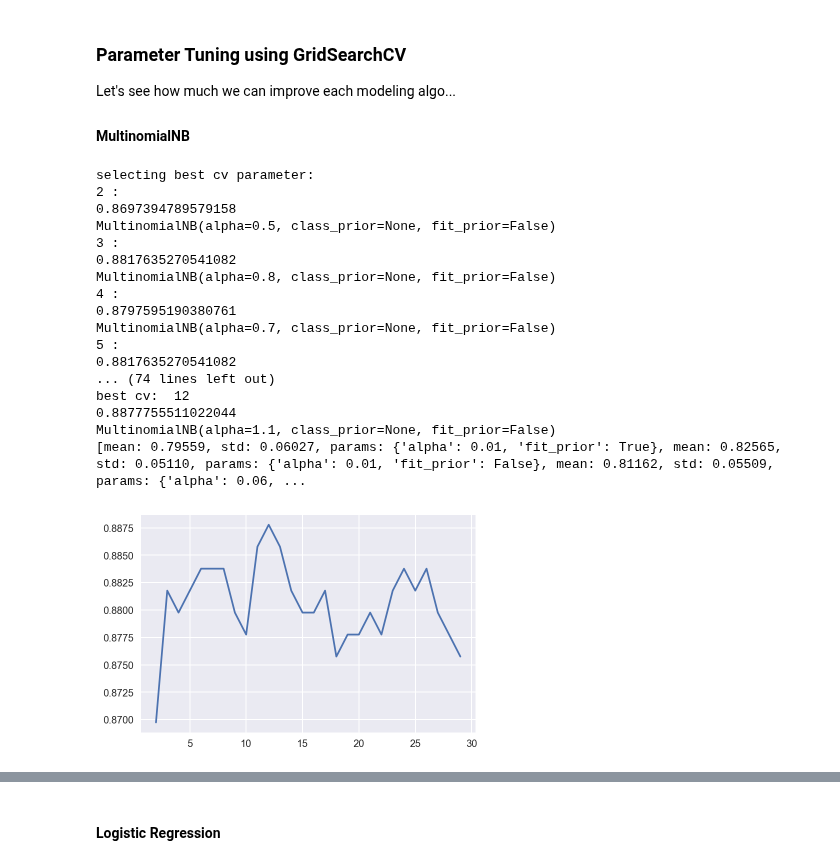
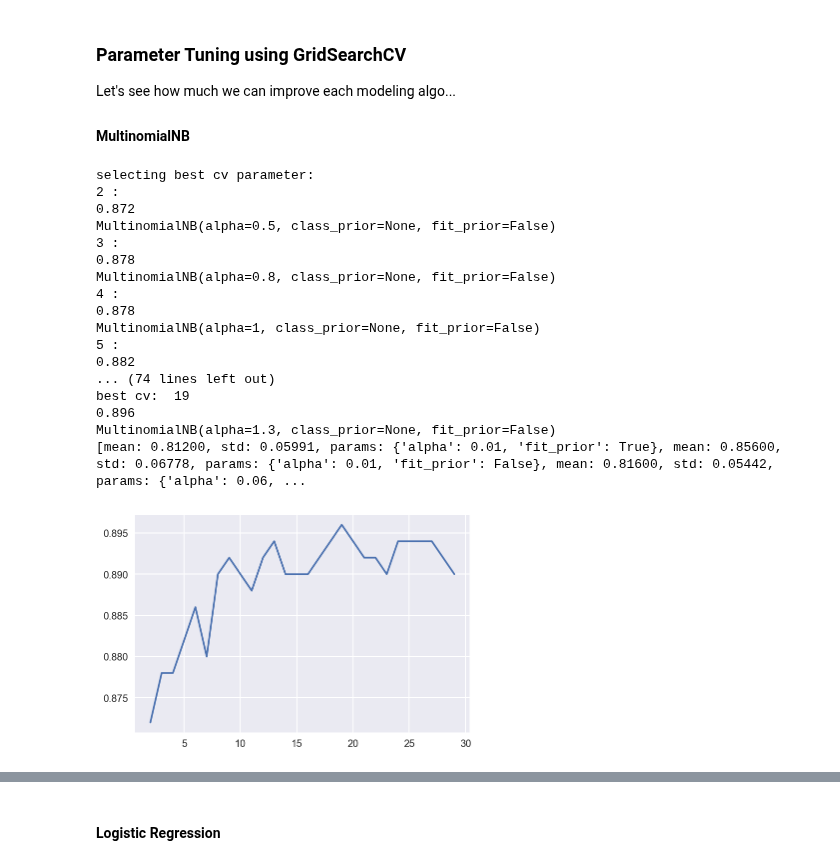
Before and after one commit to a35931chi/AI-Paralegal, a Jupyter notebook: Docket Text Classification Modeling - Building Model (NLP and Supervised Classification) - v6.ipynb, the cells around one changed output, grey strips where cells are left out. Drawn from its saved outputs; the diff is of its cells as text; code cells hidden in the pictures.

```diff
--- a/Docket Text Classification Modeling - Building Model (NLP and Supervised Classification) - v6.ipynb
+++ b/Docket Text Classification Modeling - Building Model (NLP and Supervised Classification) - v6.ipynb
@@ -320,10 +320,11 @@ def gridsearch(model, param_grid, cvs, X, y, plot = False):
         print(grid.best_score_) #{'ABC': 0.92, 'KNNC': 0.8, 'LR': 0.928, 'MNB': 0.848, 'RFC': 0.944}
         print(grid.best_estimator_)
 
-    best_cv = cvs[np.argmax(MNB_acc_by_cv)]
+    best_cv = cvs[np.argmax(acc_by_cv)]
     print('\nbest cv: ', best_cv)
 
-    grid = GridSearchCV(model, param_grid = param_grid, n_jobs = 4, cv = best_cv)
+    cloned_model = clone(model, safe = True)
+    grid = GridSearchCV(cloned_model, param_grid = param_grid, n_jobs = 4, cv = best_cv)
     grid.fit(Xtrain_df, ytrain)
     print(grid.best_score_) #{'ABC': 0.92, 'KNNC': 0.8, 'LR': 0.928, 'MNB': 0.848, 'RFC': 0.944}
     print(grid.best_estimator_)
@@ -333,32 +334,32 @@ def gridsearch(model, param_grid, cvs, X, y, plot = False):
         plt.plot(cvs, acc_by_cv)
         plt.show()
 
-    return grid.best_estimator_, pd.DataFrame(MNB_grid.grid_scores_)
+    return grid.best_estimator_, pd.DataFrame(grid.grid_scores_)
 # %%
 %%time
 cvs = range(2, 30)
 param_grid = {'fit_prior': [True, False],
-              'alpha': [0.01, 0.06, 0.07, 0.075, 0.08, 0.09, 0.1, 0.11, 0.12, 0.2, 0.5, 0.7, 0.8, 0.9, 1, 1.1, 1.2, 1.3,
-                        1.4, 1.5, 1.6, 1.7, 2, 2.1, 2.15, 2.2, 2.25, 2.3, 2.4, 2.5, 2.6, 3, 5, 10]}
+              'alpha': [0.01, 0.06, 0.07, 0.075, 0.08, 0.09, 0.1, 0.11, 0.12, 0.2, 0.5, 0.7, 0.8, 0.9, 1, 1.05, 1.1, 1.15,
+                        1.2, 1.3, 1.4, 1.5, 1.6, 1.7, 2, 2.1, 2.15, 2.2, 2.25, 2.3, 2.4, 2.5, 2.6, 3, 5, 10]}
 
 model = MultinomialNB()
 optimized_MNB, MNB_results_df = gridsearch(model, param_grid, cvs, Xtrain_df, ytrain, plot = True)
 # %% [output]
 selecting best cv parameter:
 2 :
-0.8697394789579158
+0.872
 MultinomialNB(alpha=0.5, class_prior=None, fit_prior=False)
 3 :
-0.8817635270541082
+0.878
 MultinomialNB(alpha=0.8, class_prior=None, fit_prior=False)
 4 :
-0.8797595190380761
-MultinomialNB(alpha=0.7, class_prior=None, fit_prior=False)
+0.878
+MultinomialNB(alpha=1, class_prior=None, fit_prior=False)
 5 :
-0.8817635270541082
+0.882
 ... (74 lines left out)
-best cv:  12
-0.8877755511022044
-MultinomialNB(alpha=1.1, class_prior=None, fit_prior=False)
-[mean: 0.79559, std: 0.06027, params: {'alpha': 0.01, 'fit_prior': True}, mean: 0.82565, std: 0.05110, params: {'alpha': 0.01, 'fit_prior': False}, mean: 0.81162, std: 0.05509, params: {'alpha': 0.06, ...
+best cv:  19
+0.896
+MultinomialNB(alpha=1.3, class_prior=None, fit_prior=False)
+[mean: 0.81200, std: 0.05991, params: {'alpha': 0.01, 'fit_prior': True}, mean: 0.85600, std: 0.06778, params: {'alpha': 0.01, 'fit_prior': False}, mean: 0.81600, std: 0.05442, params: {'alpha': 0.06, ...
-[figure, old version]
+[figure, new version]
```
Also changed, not shown: parts of 16 cells of this notebook.
